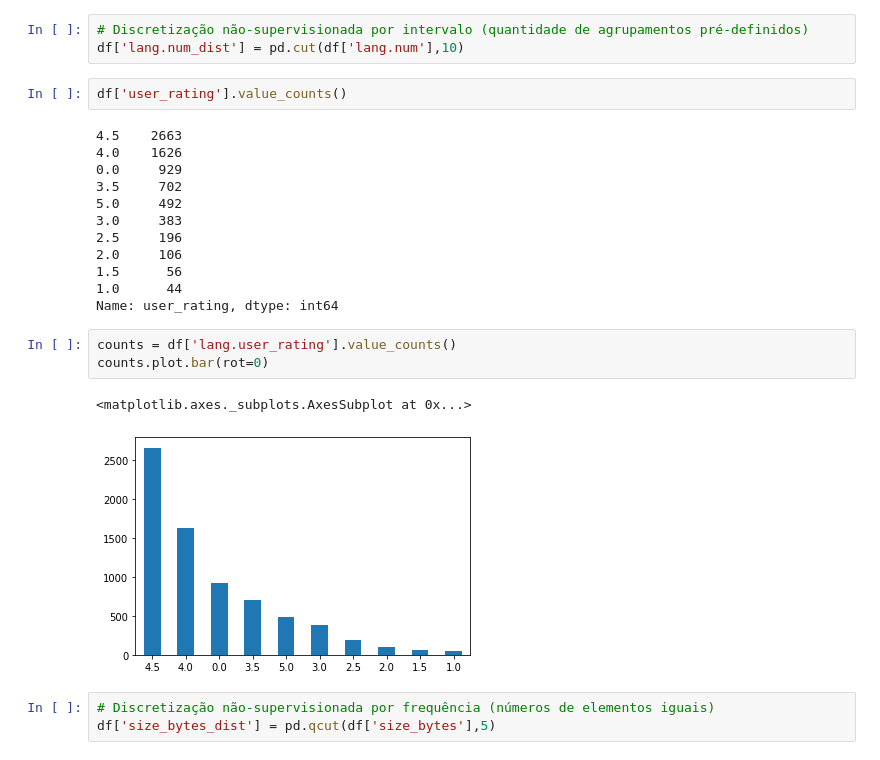
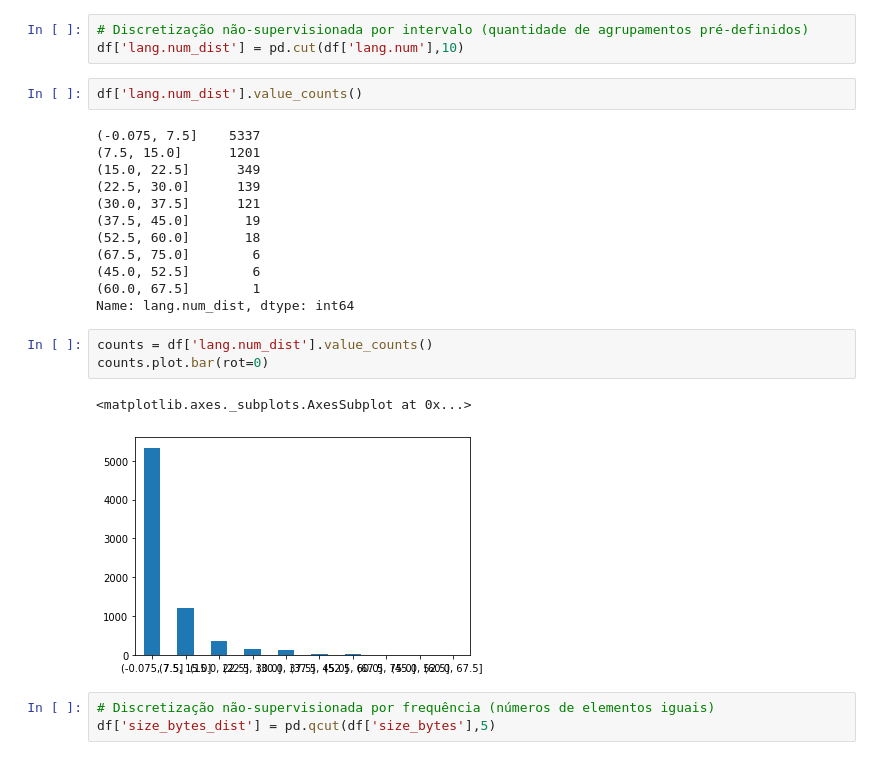
Before and after one commit to pridnt/cesar_engdados, a Jupyter notebook: notebooks/data_analysis.ipynb, the cells around one changed output. Saved outputs shown, nothing was run; the diff lists cells and outputs as text.

```diff
--- a/notebooks/data_analysis.ipynb
+++ b/notebooks/data_analysis.ipynb
@@ -209,25 +210,25 @@ df.describe()
 # Discretização não-supervisionada por intervalo (quantidade de agrupamentos pré-definidos)
 df['lang.num_dist'] = pd.cut(df['lang.num'],10)
 # %%
-df['user_rating'].value_counts()
+df['lang.num_dist'].value_counts()
 # %% [output]
-4.5    2663
-4.0    1626
-0.0     929
-3.5     702
-5.0     492
-3.0     383
-2.5     196
-2.0     106
-1.5      56
-1.0      44
-Name: user_rating, dtype: int64
+(-0.075, 7.5]    5337
+(7.5, 15.0]      1201
+(15.0, 22.5]      349
+(22.5, 30.0]      139
+(30.0, 37.5]      121
+(37.5, 45.0]       19
+(52.5, 60.0]       18
+(67.5, 75.0]        6
+(45.0, 52.5]        6
+(60.0, 67.5]        1
+Name: lang.num_dist, dtype: int64
 # %%
-counts = df['lang.user_rating'].value_counts()
+counts = df['lang.num_dist'].value_counts()
 counts.plot.bar(rot=0)
 # %% [output]
 <matplotlib.axes._subplots.AxesSubplot at 0x...>
-[figure, old version]
+[figure, new version]
 # %%
 # Discretização não-supervisionada por frequência (números de elementos iguais)
 df['size_bytes_dist'] = pd.qcut(df['size_bytes'],5)
```
Also changed, not shown: parts of 2 cells of this notebook.
